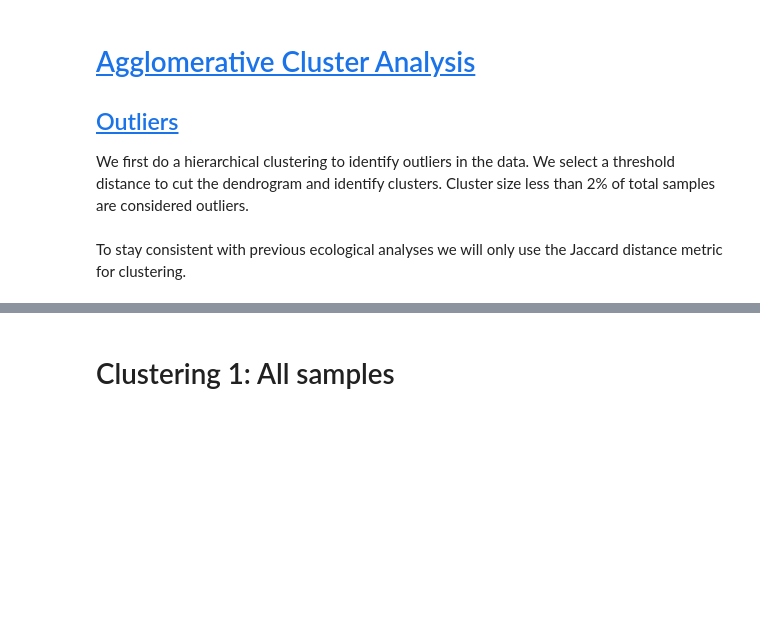
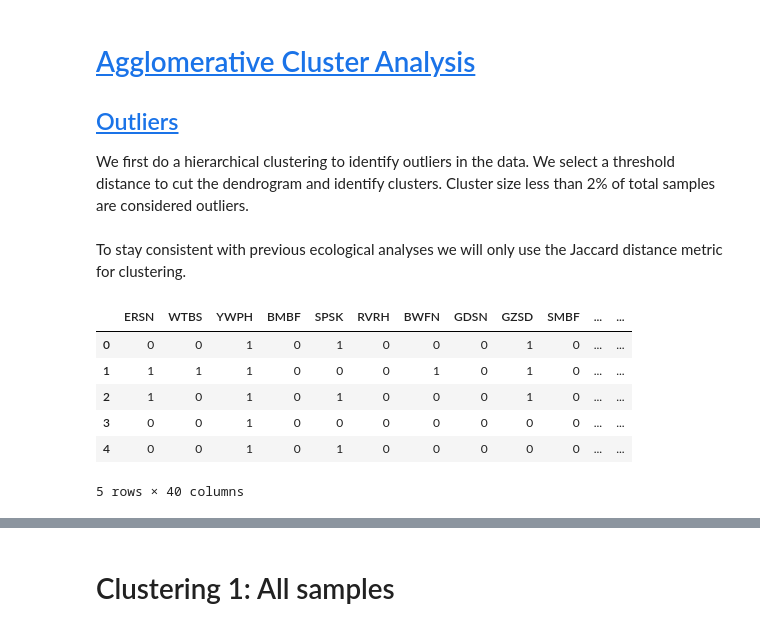
Before and after one commit to jppeirce/ltrm_fish, a Jupyter notebook: 2cluster_analysis.ipynb, the cells around one changed output, grey strips where cells are left out. Cells and saved outputs as stored; diff of their text form; code cells hidden in the pictures; blank space fills up the shorter version.

```diff
--- a/2cluster_analysis.ipynb
+++ b/2cluster_analysis.ipynb
@@ -15,4 +15,15 @@ fish_df = pd.read_csv('pandas/fish_df.csv')
 We first do a hierarchical clustering to identify outliers in the data. We select a threshold distance to cut the dendrogram and identify clusters. Cluster size less than 2% of total samples are considered outliers.
 # %% [markdown]
 To stay consistent with previous ecological analyses we will only use the Jaccard distance metric for clustering.
+# %%
+fish_df_binary = (fish_df > 0).astype(np.int8)
+fish_df_binary.head()
+# %% [output]
+|  | ERSN | WTBS | YWPH | BMBF | SPSK | RVRH | BWFN | GDSN | GZSD | SMBF | ... | ... |
+| 0 | 0 | 0 | 1 | 0 | 1 | 0 | 0 | 0 | 1 | 0 | ... | ... |
+| 1 | 1 | 1 | 1 | 0 | 0 | 0 | 1 | 0 | 1 | 0 | ... | ... |
+| 2 | 1 | 0 | 1 | 0 | 1 | 0 | 0 | 0 | 1 | 0 | ... | ... |
+| 3 | 0 | 0 | 1 | 0 | 0 | 0 | 0 | 0 | 0 | 0 | ... | ... |
+| 4 | 0 | 0 | 1 | 0 | 1 | 0 | 0 | 0 | 0 | 0 | ... | ... |
+5 rows × 40 columns
 # %%
```
Also changed, not shown: parts of 8 cells of this notebook, 7 other files.
